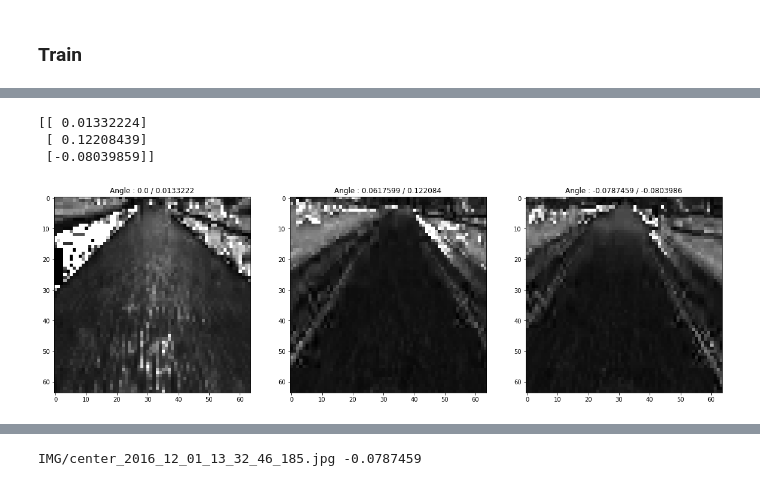
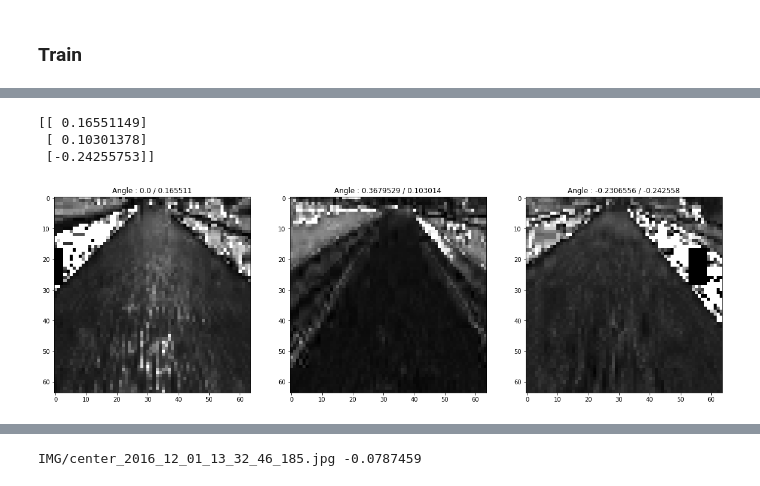
Before and after one commit to husams/Behavioral-Cloning, a Jupyter notebook: nvida.ipynb, the cells around one changed output, grey strips where cells are left out. Drawn from its saved outputs; the diff is of its cells as text; code cells hidden in the pictures.

```diff
--- a/nvida.ipynb
+++ b/nvida.ipynb
@@ -259,13 +237,13 @@ ________________________________________________________________________________
 def samples_count(total_count, batch_size):
     return math.ceil(total_count/batch_size) * batch_size
 
-batch_size  = 128
+batch_size  = 32
 epochs      = 5
 
 train_generator      = generator(train_samples, batch_size=batch_size, trace=True)
 validation_generator = generator(validation_samples, batch_size=batch_size, augmentation=False)
 
-samples_per_epoch  = samples_count(40000, batch_size) #math.ceil((len(train_samples)*8)/batch_size) * batch_size
+samples_per_epoch  = samples_count(45000, batch_size) #math.ceil((len(train_samples)*8)/batch_size) * batch_size
 nb_val_samples     = samples_count(24000, batch_size) #math.ceil((len(validation_samples)*8) / batch_size) * batch_size
 
 history = model.fit_generator(
@@ -342,29 +310,29 @@ plt.hist(traning_set)
 # %%
 data = pd.read_csv("./data/driving_log.csv")
 
 
 center_data = data[data.steering == 0].iloc[0]
-left_data   = data[data.steering > 0].iloc[0]
-right_data  = data[data.steering < 0].iloc[0]
+left_data   = data[data.steering > 0.1].iloc[0]
+right_data  = data[data.steering < -0.1].iloc[0]
 
 center = preprocess(plt.imread("./data/" + center_data['center']))
 left   = preprocess(plt.imread("./data/" + left_data['center']))
 right  = preprocess(plt.imread("./data/" + right_data['center']))
 
 images = [center,left,right]
 angles = [center_data['steering'], left_data['steering'], right_data['steering']]
 
 p = model.predict(np.array(images))
 print(p)
 
 plt.figure(1,figsize=(20,20))
 for idx, image in enumerate(images):
     plt.subplot(1,3,idx+1)
     plt.title('Angle : ' + str(angles[idx]) + " / " + str(p[idx][0]))
     plt.imshow(image[:,:,0], cmap='gray')
 plt.show()
 # %% [output]
-[[ 0.01332224]
- [ 0.12208439]
- [-0.08039859]]
+[[ 0.16551149]
+ [ 0.10301378]
+ [-0.24255753]]
-[figure, old version]
+[figure, new version]
```
Also changed, not shown: parts of 9 cells of this notebook, 1 other file.
